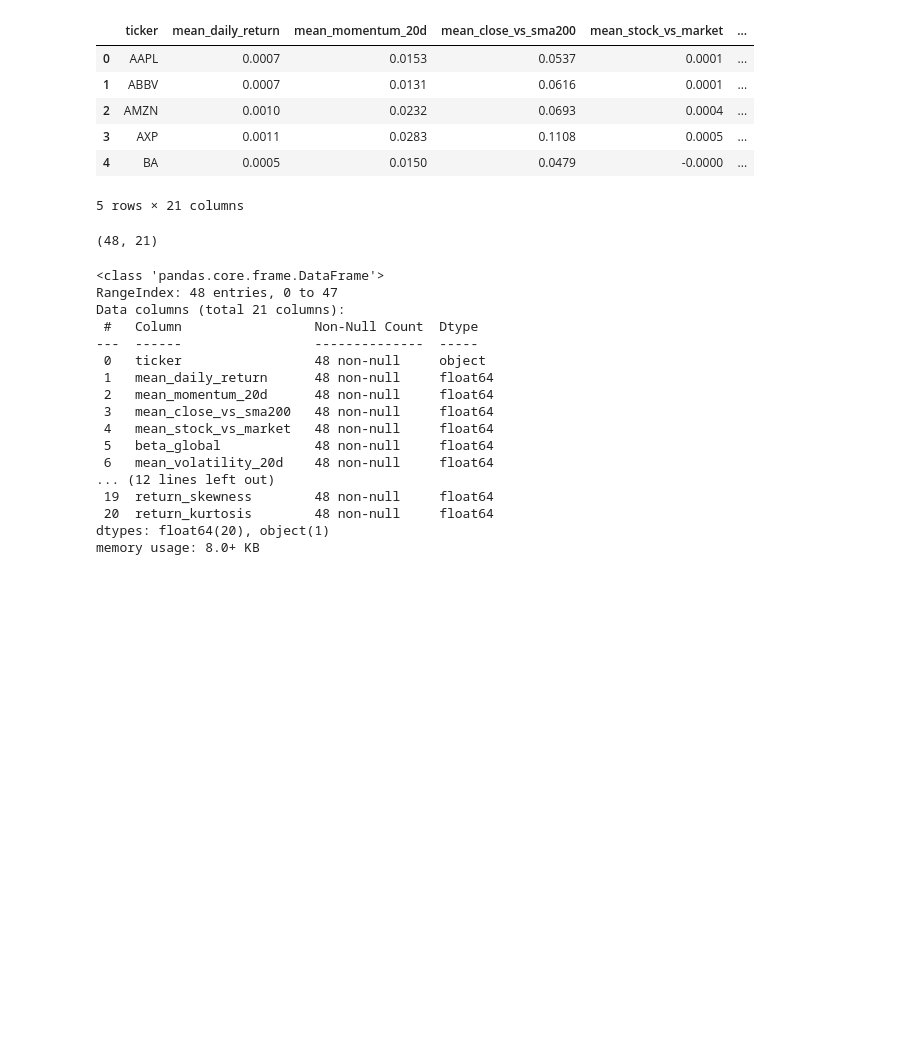
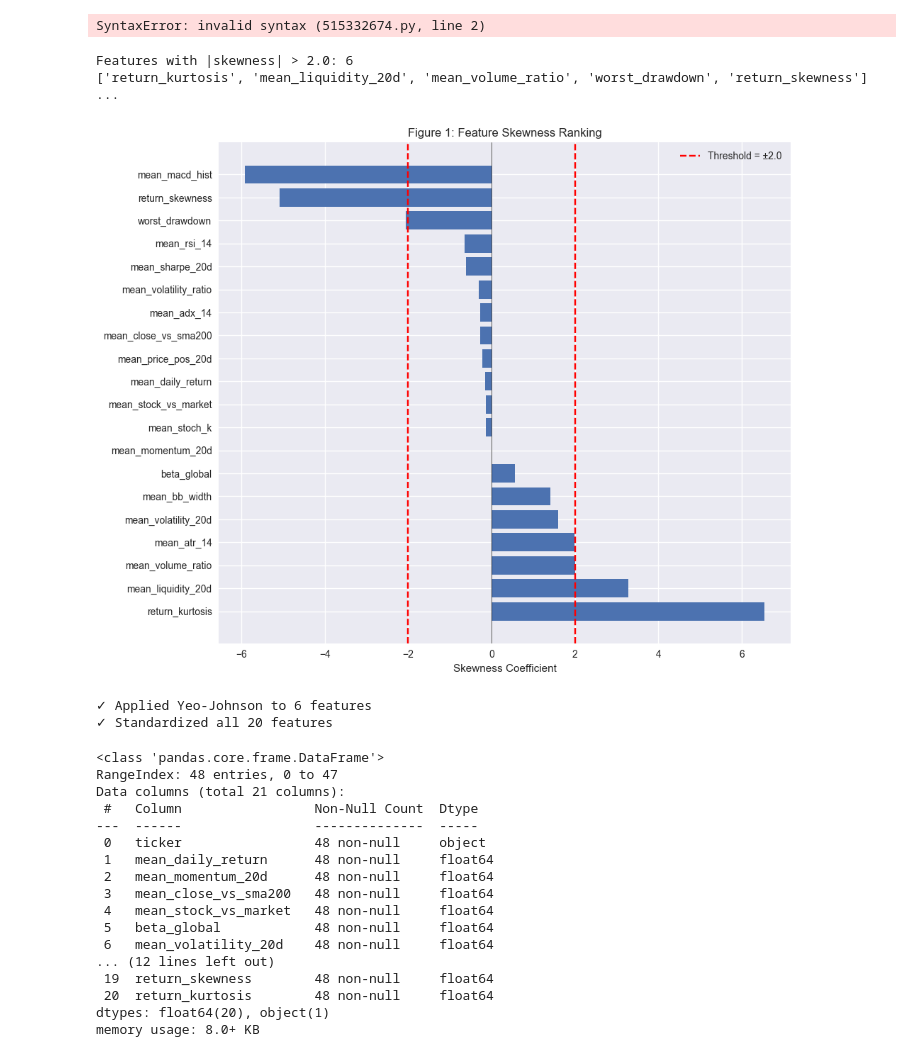
Before and after one commit to giangphuongtran/trading-pipeline, a Jupyter notebook: ml/notebooks/firstModel_clustering.ipynb, the cells around one changed output. Cells and saved outputs as stored; diff of their text form; code cells hidden in the pictures; blank space fills up the shorter version.

```diff
--- a/ml/notebooks/preprocessing.ipynb
+++ b/ml/notebooks/firstModel_clustering.ipynb
@@ -33,15 +77,55 @@ global_data = pd.read_parquet('/Users/mac/learning/trading-pipeline/ml/data/ds1_
 # %%
-global_data.head()
+### 1.2 Feature Transformation (Yeo-Johnson + Standardization)
+**Purpose**: Normalize skewed features and standardize for distance-based clustering.
 # %% [output]
-|  | ticker | mean_daily_return | mean_momentum_20d | mean_close_vs_sma200 | mean_stock_vs_market | ... |
-| 0 | AAPL | 0.0007 | 0.0153 | 0.0537 | 0.0001 | ... |
-| 1 | ABBV | 0.0007 | 0.0131 | 0.0616 | 0.0001 | ... |
-| 2 | AMZN | 0.0010 | 0.0232 | 0.0693 | 0.0004 | ... |
-| 3 | AXP | 0.0011 | 0.0283 | 0.1108 | 0.0005 | ... |
-| 4 | BA | 0.0005 | 0.0150 | 0.0479 | -0.0000 | ... |
-5 rows × 21 columns
+SyntaxError: invalid syntax (515332674.py, line 2)
 # %%
-global_data.shape
+# Identify skewed features (threshold = 2.0, matching R paper)
+SKEW_THRESHOLD = 2.0
+skewness_vals = features.skew().sort_values(ascending=False)
+skewed_features = skewness_vals[abs(skewness_vals) > SKEW_THRESHOLD].index.tolist()
+
+print(f"Features with |skewness| > {SKEW_THRESHOLD}: {len(skewed_features)}")
+if len(skewed_features) > 0:
+    print(skewed_features[:5], "..." if len(skewed_features) > 5 else "")
+
+# Visualize skewness
+plt.figure(figsize=(10, 8))
+skew_df = pd.DataFrame({'feature': skewness_vals.index, 'skewness': skewness_vals.values})
+skew_df = skew_df.sort_values('skewness', ascending=False)
+plt.barh(range(len(skew_df)), skew_df['skewness'])
+plt.yticks(range(len(skew_df)), skew_df['feature'])
+plt.axvline(x=SKEW_THRESHOLD, color='r', linestyle='--', label=f'Threshold = ±{SKEW_THRESHOLD}')
+plt.axvline(x=-SKEW_THRESHOLD, color='r', linestyle='--')
+plt.axvline(x=0, color='k', linestyle='-', linewidth=0.5)
+plt.xlabel('Skewness Coefficient')
+plt.title('Figure 1: Feature Skewness Ranking')
+plt.legend()
+plt.tight_layout()
+plt.show()
+
+# Apply Yeo-Johnson transformation
+features_transformed = features.copy()
+transformers = {}
+for feat in skewed_features:
+    pt = PowerTransformer(method='yeo-johnson', standardize=False)
+    features_transformed[feat] = pt.fit_transform(features[[feat]]).flatten()
+    transformers[feat] = pt
+
+# Standardize all features
+scaler = StandardScaler()
+features_scaled = pd.DataFrame(
+    scaler.fit_transform(features_transformed),
+    columns=features_transformed.columns,
+    index=features_transformed.index
+)
+
+print(f"\n✓ Applied Yeo-Johnson to {len(skewed_features)} features")
+print(f"✓ Standardized all {features_scaled.shape[1]} features")
 # %% [output]
-(48, 21)
+Features with |skewness| > 2.0: 6
+['return_kurtosis', 'mean_liquidity_20d', 'mean_volume_ratio', 'worst_drawdown', 'return_skewness'] ...
+[figure, added]
+✓ Applied Yeo-Johnson to 6 features
+✓ Standardized all 20 features
 # %%
```
Also changed, not shown: parts of 37 cells of this notebook, 3 other files.
